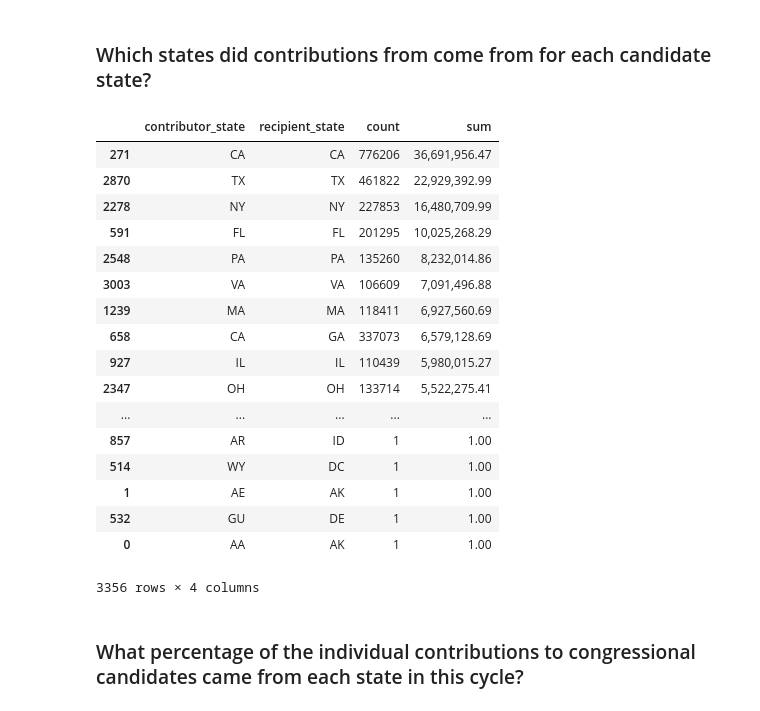
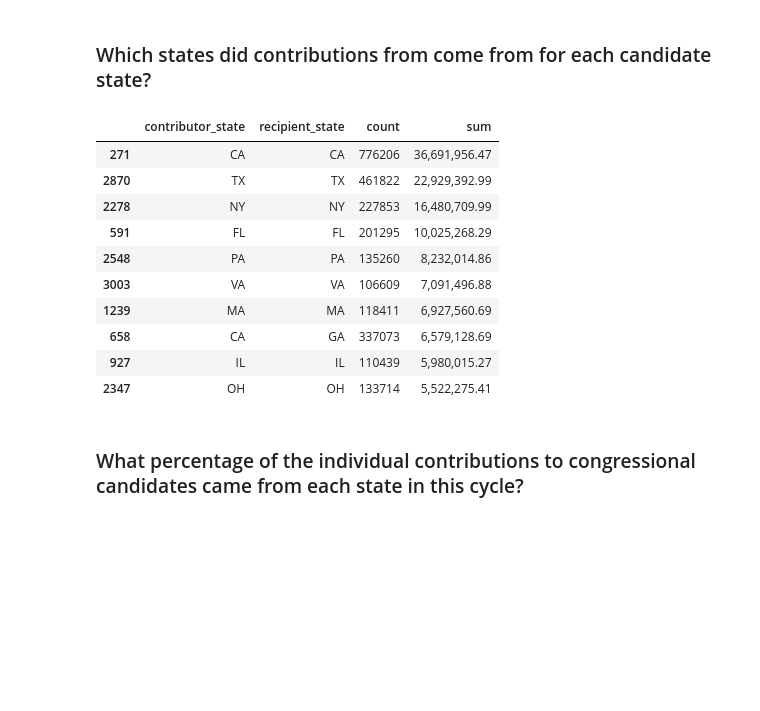
Before and after one commit to PublicI/actblue-analysis, a Jupyter notebook: analysis.ipynb, the cells around one changed output. Saved outputs shown, nothing was run; the diff lists cells and outputs as text; code cells hidden in the pictures; blank space fills up the shorter version.

```diff
--- a/analysis.ipynb
+++ b/analysis.ipynb
@@ -891,39 +873,32 @@ str(round(endcu_actblue['actblue_total'].sum()/endcu_actblue['committee_total'].
 # %%
 actblue_states = read_or_save(
     'actblue_states',
     lambda: pd.read_sql("""
     SELECT contributor_state,
            coalesce(beneficiary_candidate_state,cand_office_st) as recipient_state,
            count(*),
            sum(contribution_amount)
     FROM actblue_contribs
     WHERE extract(YEAR FROM contribution_date) >= 2017
     and cand_office in ('H','S')
     GROUP BY coalesce(beneficiary_candidate_state,cand_office_st),
              contributor_state
     """, con=conn)
 )
 
-actblue_states.sort_values(by=['sum'], ascending=False)
+actblue_states.sort_values(by=['sum'], ascending=False).head(10)
 # %% [output]
 |  | contributor_state | recipient_state | count | sum |
 | 271 | CA | CA | 776206 | 36,691,956.47 |
 | 2870 | TX | TX | 461822 | 22,929,392.99 |
 | 2278 | NY | NY | 227853 | 16,480,709.99 |
 | 591 | FL | FL | 201295 | 10,025,268.29 |
 | 2548 | PA | PA | 135260 | 8,232,014.86 |
 | 3003 | VA | VA | 106609 | 7,091,496.88 |
 | 1239 | MA | MA | 118411 | 6,927,560.69 |
 | 658 | CA | GA | 337073 | 6,579,128.69 |
 | 927 | IL | IL | 110439 | 5,980,015.27 |
 | 2347 | OH | OH | 133714 | 5,522,275.41 |
-| ... | ... | ... | ... | ... |
-| 857 | AR | ID | 1 | 1.00 |
-| 514 | WY | DC | 1 | 1.00 |
-| 1 | AE | AK | 1 | 1.00 |
-| 532 | GU | DE | 1 | 1.00 |
-| 0 | AA | AK | 1 | 1.00 |
-3356 rows × 4 columns
 # %% [markdown]
 ### What percentage of the individual contributions to congressional candidates came from each state in this cycle?
 # %% [markdown]
```
Also changed, not shown: parts of 24 cells of this notebook, 8 other files.
